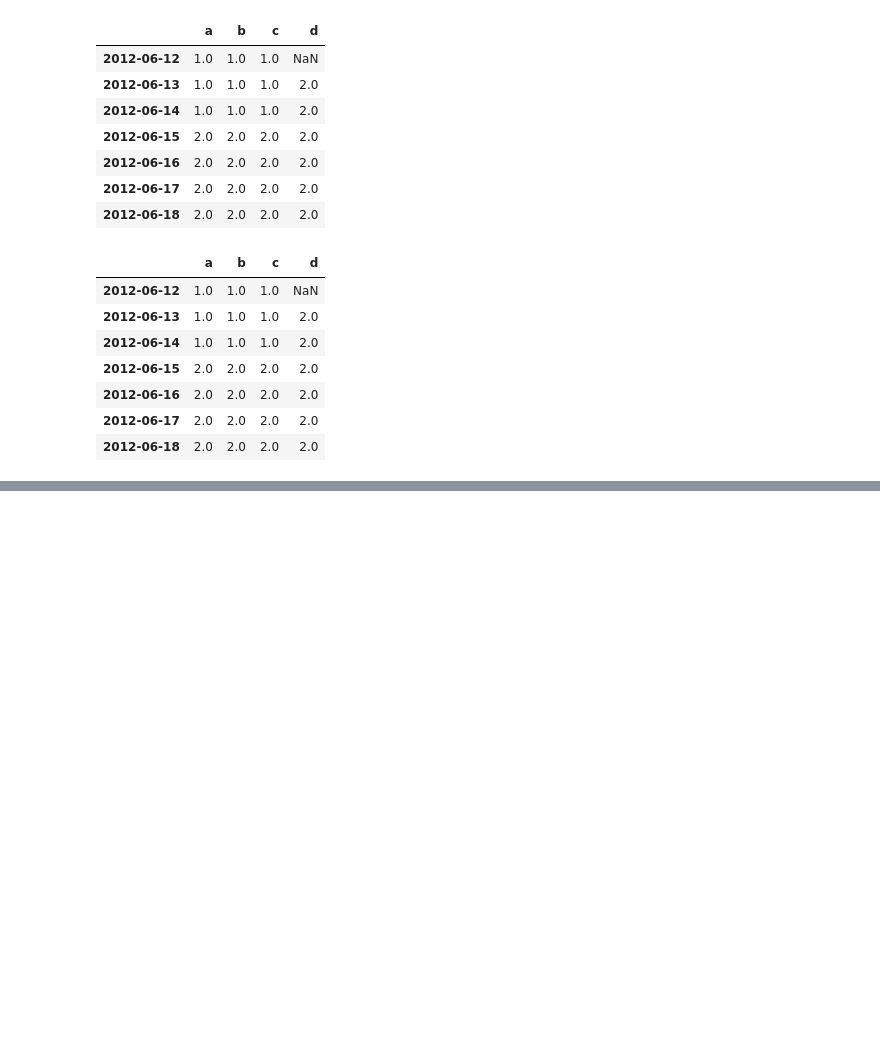
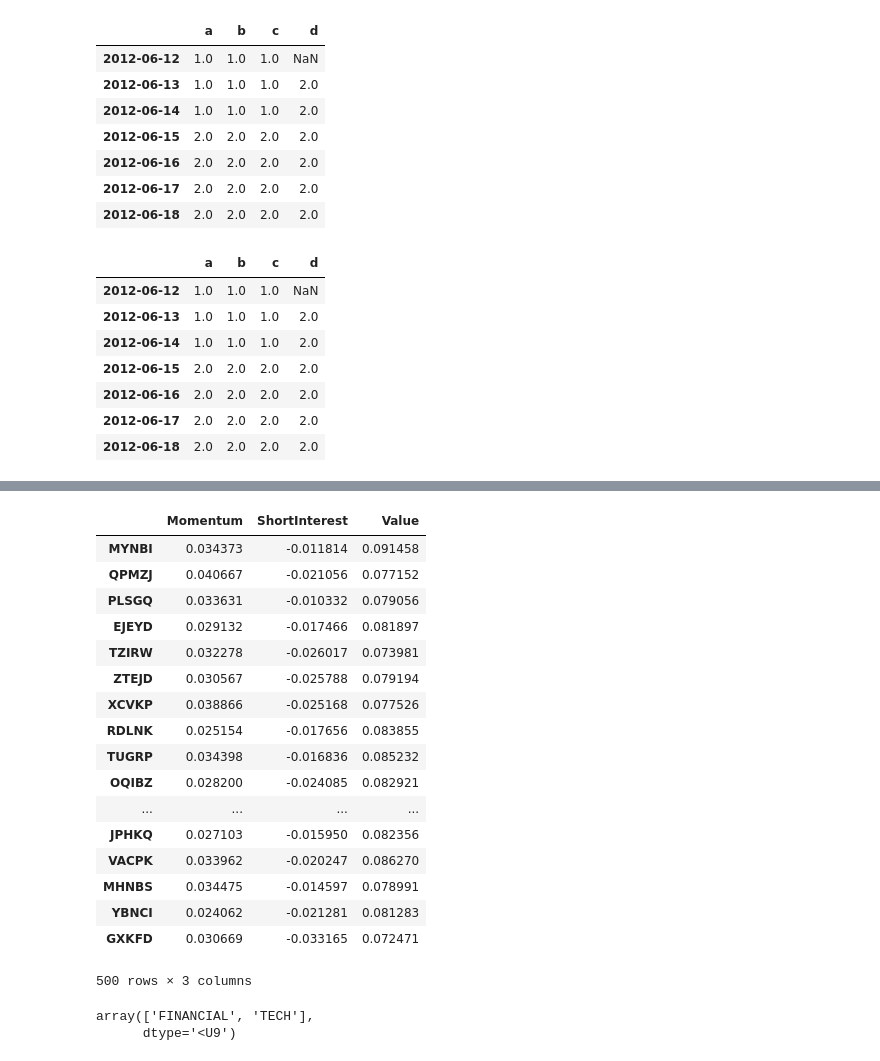
Before and after one commit to socrates77-sh/pydata, a Jupyter notebook: ch11/ch11.ipynb, the cells around one changed output, grey strips where cells are left out. Cells and saved outputs as stored; diff of their text form; code cells hidden in the pictures; blank space fills up the shorter version.

```diff
--- a/ch11/ch11.ipynb
+++ b/ch11/ch11.ipynb
@@ -260,0 +804,6 @@ spliced
+# %%
+N = 1000
+def rands(n):
+    choices = string.ascii_uppercase
+    return ''.join([random.choice(choices) for _ in range(n)])
+tickers = np.array([rands(5) for _ in range(N)])
@@ -260,0 +830,32 @@ spliced
+# %%
+M = 500
+df = DataFrame({'Momentum': np.random.randn(M) / 200 + 0.03,
+                'Value': np.random.randn(M) / 200 + 0.08,
+                'ShortInterest': np.random.randn(M) / 200 - 0.02},
+               index=tickers[:M])
+df
+# %% [output]
+|  | Momentum | ShortInterest | Value |
+| MYNBI | 0.034373 | -0.011814 | 0.091458 |
+| QPMZJ | 0.040667 | -0.021056 | 0.077152 |
+| PLSGQ | 0.033631 | -0.010332 | 0.079056 |
+| EJEYD | 0.029132 | -0.017466 | 0.081897 |
+| TZIRW | 0.032278 | -0.026017 | 0.073981 |
+| ZTEJD | 0.030567 | -0.025788 | 0.079194 |
+| XCVKP | 0.038866 | -0.025168 | 0.077526 |
+| RDLNK | 0.025154 | -0.017656 | 0.083855 |
+| TUGRP | 0.034398 | -0.016836 | 0.085232 |
+| OQIBZ | 0.028200 | -0.024085 | 0.082921 |
+| ... | ... | ... | ... |
+| JPHKQ | 0.027103 | -0.015950 | 0.082356 |
+| VACPK | 0.033962 | -0.020247 | 0.086270 |
+| MHNBS | 0.034475 | -0.014597 | 0.078991 |
+| YBNCI | 0.024062 | -0.021281 | 0.081283 |
+| GXKFD | 0.030669 | -0.033165 | 0.072471 |
+500 rows × 3 columns
+# %%
+ind_names = np.array(['FINANCIAL', 'TECH'])
+ind_names
+# %% [output]
+array(['FINANCIAL', 'TECH'],
+      dtype='<U9')
```
Also changed, not shown: parts of 53 cells of this notebook, 1 other file.
